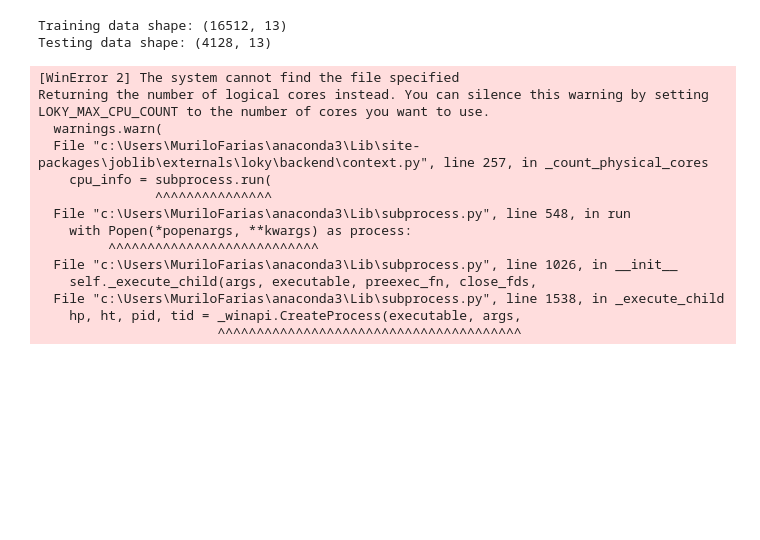
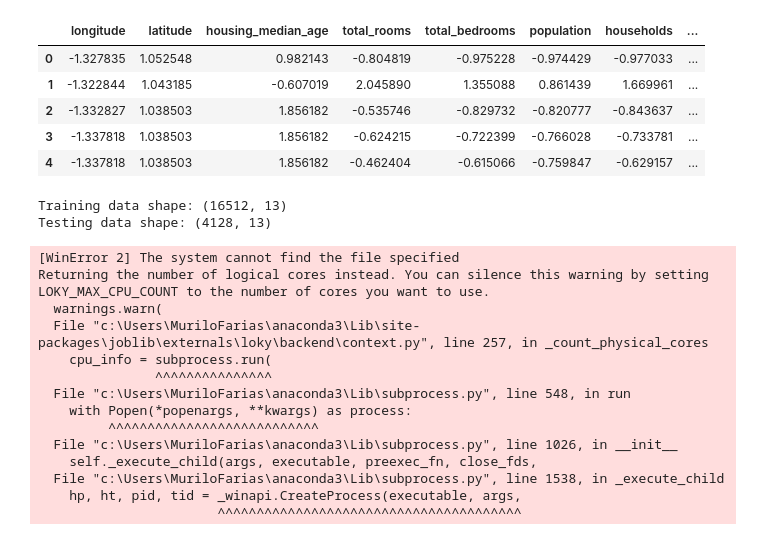
Before and after one commit to murilofarias10/Python, a Jupyter notebook: CLASSE_DEA108/K_Means.ipynb, the cells around one changed output. Cells and saved outputs as stored; diff of their text form; code cells hidden in the pictures; blank space fills up the shorter version.

```diff
--- a/CLASSE_DEA108/K_Means.ipynb
+++ b/CLASSE_DEA108/K_Means.ipynb
@@ -148,3 +108,24 @@ data_scaled_df.head()
+# %%
+
+# Standardization (Z-score normalization)
+# z = (x - mean) / std
+# x = original value  mean = mean of the column standard deviation of the column
+# ----------------------------------------------
+# Step 4: Standardize numeric columns
+# ----------------------------------------------
+scaler = StandardScaler()
+numeric_cols = data_encoded.columns  # all numeric columns
+data_scaled = scaler.fit_transform(data_encoded)
+data_scaled_df = pd.DataFrame(data_scaled, columns=numeric_cols)
+
+data_scaled_df.head()
+# %% [output]
+|  | longitude | latitude | housing_median_age | total_rooms | total_bedrooms | population | households | ... |
+| 0 | -1.327835 | 1.052548 | 0.982143 | -0.804819 | -0.975228 | -0.974429 | -0.977033 | ... |
+| 1 | -1.322844 | 1.043185 | -0.607019 | 2.045890 | 1.355088 | 0.861439 | 1.669961 | ... |
+| 2 | -1.332827 | 1.038503 | 1.856182 | -0.535746 | -0.829732 | -0.820777 | -0.843637 | ... |
+| 3 | -1.337818 | 1.038503 | 1.856182 | -0.624215 | -0.722399 | -0.766028 | -0.733781 | ... |
+| 4 | -1.337818 | 1.038503 | 1.856182 | -0.462404 | -0.615066 | -0.759847 | -0.629157 | ... |
 # %%
 # ----------------------------------------------
 # Step 5: Split into train and test subsets
```
Also changed, not shown: parts of 21 cells of this notebook.
